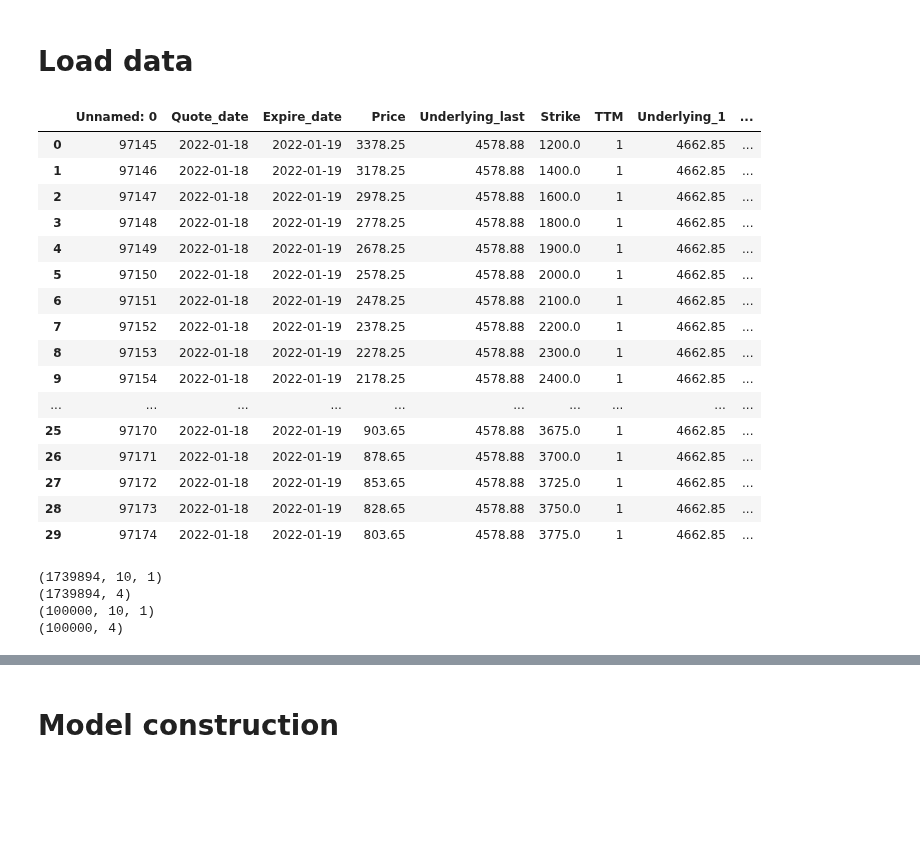
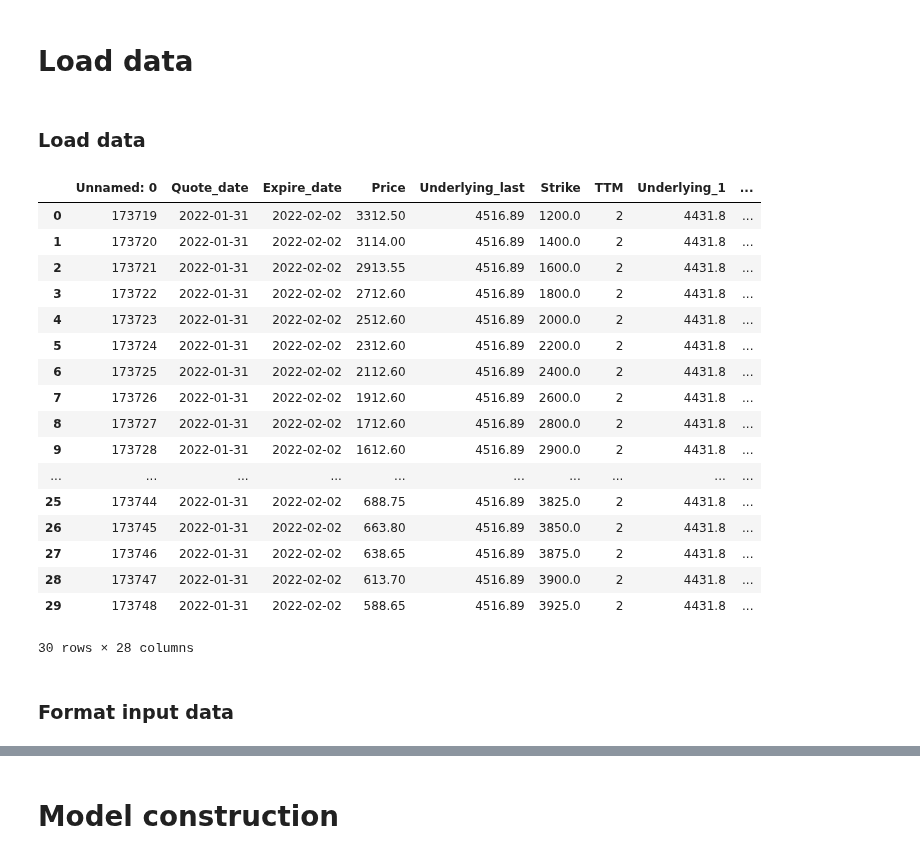
Before and after one commit to erlend-rygg/deep-learning-for-option-pricing, a Jupyter notebook: LSTM-MLP_notebooks/LSTM-MLP.ipynb, the cells around one changed output, grey strips where cells are left out. Saved outputs shown, nothing was run; the diff lists cells and outputs as text; code cells hidden in the pictures; blank space fills up the shorter version.

Commit message:
Nan loss fixed. Update data loading and formating

```diff
--- a/LSTM-MLP_notebooks/LSTM-MLP.ipynb
+++ b/LSTM-MLP_notebooks/LSTM-MLP.ipynb
@@ -34,47 +28,30 @@ wandb: Appending key for api.wandb.ai to your netrc file: /Users/hjalmarjacobvin
 True
 # %% [markdown]
 # Load data
-# %%
-file = "../data/processed_data/2022.csv"
-df = pd.read_csv(file)
-display(df.head(30))
-df.head(20)
-
-val_set = 100000
-num_features = 4
-time_steps = 10
-
-train_y = df['Quote_date'][:-val_set].to_numpy()
-val_y = df['Quote_date'][-val_set:].to_numpy()
-
-array = df.to_numpy()
-
-train_x = [array[:-val_set][:,-time_steps:].reshape(len(array[:-val_set]),time_steps,1), array[:-val_set][:,:num_features]]
-val_x = [array[-val_set:][:,-time_steps:].reshape(len(array[-val_set:]),time_steps,1), array[-val_set:][:,:num_features]]
-
-print(train_x[0].shape)
-print(train_x[1].shape)
-print(val_x[0].shape)
-print(val_x[1].shape)
-# %% [output]
-|  | Unnamed: 0 | Quote_date | Expire_date | Price | Underlying_last | Strike | TTM | Underlying_1 | ... |
-| 0 | 97145 | 2022-01-18 | 2022-01-19 | 3378.25 | 4578.88 | 1200.0 | 1 | 4662.85 | ... |
-| 1 | 97146 | 2022-01-18 | 2022-01-19 | 3178.25 | 4578.88 | 1400.0 | 1 | 4662.85 | ... |
-| 2 | 97147 | 2022-01-18 | 2022-01-19 | 2978.25 | 4578.88 | 1600.0 | 1 | 4662.85 | ... |
-| 3 | 97148 | 2022-01-18 | 2022-01-19 | 2778.25 | 4578.88 | 1800.0 | 1 | 4662.85 | ... |
-| 4 | 97149 | 2022-01-18 | 2022-01-19 | 2678.25 | 4578.88 | 1900.0 | 1 | 4662.85 | ... |
-| 5 | 97150 | 2022-01-18 | 2022-01-19 | 2578.25 | 4578.88 | 2000.0 | 1 | 4662.85 | ... |
-| 6 | 97151 | 2022-01-18 | 2022-01-19 | 2478.25 | 4578.88 | 2100.0 | 1 | 4662.85 | ... |
-| 7 | 97152 | 2022-01-18 | 2022-01-19 | 2378.25 | 4578.88 | 2200.0 | 1 | 4662.85 | ... |
-| 8 | 97153 | 2022-01-18 | 2022-01-19 | 2278.25 | 4578.88 | 2300.0 | 1 | 4662.85 | ... |
-| 9 | 97154 | 2022-01-18 | 2022-01-19 | 2178.25 | 4578.88 | 2400.0 | 1 | 4662.85 | ... |
-| ... | ... | ... | ... | ... | ... | ... | ... | ... | ... |
-| 25 | 97170 | 2022-01-18 | 2022-01-19 | 903.65 | 4578.88 | 3675.0 | 1 | 4662.85 | ... |
-| 26 | 97171 | 2022-01-18 | 2022-01-19 | 878.65 | 4578.88 | 3700.0 | 1 | 4662.85 | ... |
-| 27 | 97172 | 2022-01-18 | 2022-01-19 | 853.65 | 4578.88 | 3725.0 | 1 | 4662.85 | ... |
-| 28 | 97173 | 2022-01-18 | 2022-01-19 | 828.65 | 4578.88 | 3750.0 | 1 | 4662.85 | ... |
-| 29 | 97174 | 2022-01-18 | 2022-01-19 | 803.65 | 4578.88 | 3775.0 | 1 | 4662.85 | ... |
-(1739894, 10, 1)
-(1739894, 4)
-(100000, 10, 1)
-(100000, 4)
+# %% [markdown]
+### Load data
+# %%
+file = "../data/processed_data/2022.csv"
+df_read = pd.read_csv(file)
+display(df_read.head(30))
+# %% [output]
+|  | Unnamed: 0 | Quote_date | Expire_date | Price | Underlying_last | Strike | TTM | Underlying_1 | ... |
+| 0 | 173719 | 2022-01-31 | 2022-02-02 | 3312.50 | 4516.89 | 1200.0 | 2 | 4431.8 | ... |
+| 1 | 173720 | 2022-01-31 | 2022-02-02 | 3114.00 | 4516.89 | 1400.0 | 2 | 4431.8 | ... |
+| 2 | 173721 | 2022-01-31 | 2022-02-02 | 2913.55 | 4516.89 | 1600.0 | 2 | 4431.8 | ... |
+| 3 | 173722 | 2022-01-31 | 2022-02-02 | 2712.60 | 4516.89 | 1800.0 | 2 | 4431.8 | ... |
+| 4 | 173723 | 2022-01-31 | 2022-02-02 | 2512.60 | 4516.89 | 2000.0 | 2 | 4431.8 | ... |
+| 5 | 173724 | 2022-01-31 | 2022-02-02 | 2312.60 | 4516.89 | 2200.0 | 2 | 4431.8 | ... |
+| 6 | 173725 | 2022-01-31 | 2022-02-02 | 2112.60 | 4516.89 | 2400.0 | 2 | 4431.8 | ... |
+| 7 | 173726 | 2022-01-31 | 2022-02-02 | 1912.60 | 4516.89 | 2600.0 | 2 | 4431.8 | ... |
+| 8 | 173727 | 2022-01-31 | 2022-02-02 | 1712.60 | 4516.89 | 2800.0 | 2 | 4431.8 | ... |
+| 9 | 173728 | 2022-01-31 | 2022-02-02 | 1612.60 | 4516.89 | 2900.0 | 2 | 4431.8 | ... |
+| ... | ... | ... | ... | ... | ... | ... | ... | ... | ... |
+| 25 | 173744 | 2022-01-31 | 2022-02-02 | 688.75 | 4516.89 | 3825.0 | 2 | 4431.8 | ... |
+| 26 | 173745 | 2022-01-31 | 2022-02-02 | 663.80 | 4516.89 | 3850.0 | 2 | 4431.8 | ... |
+| 27 | 173746 | 2022-01-31 | 2022-02-02 | 638.65 | 4516.89 | 3875.0 | 2 | 4431.8 | ... |
+| 28 | 173747 | 2022-01-31 | 2022-02-02 | 613.70 | 4516.89 | 3900.0 | 2 | 4431.8 | ... |
+| 29 | 173748 | 2022-01-31 | 2022-02-02 | 588.65 | 4516.89 | 3925.0 | 2 | 4431.8 | ... |
+30 rows × 28 columns
+# %% [markdown]
+### Format input data
```
Also changed, not shown: parts of 11 cells of this notebook.
